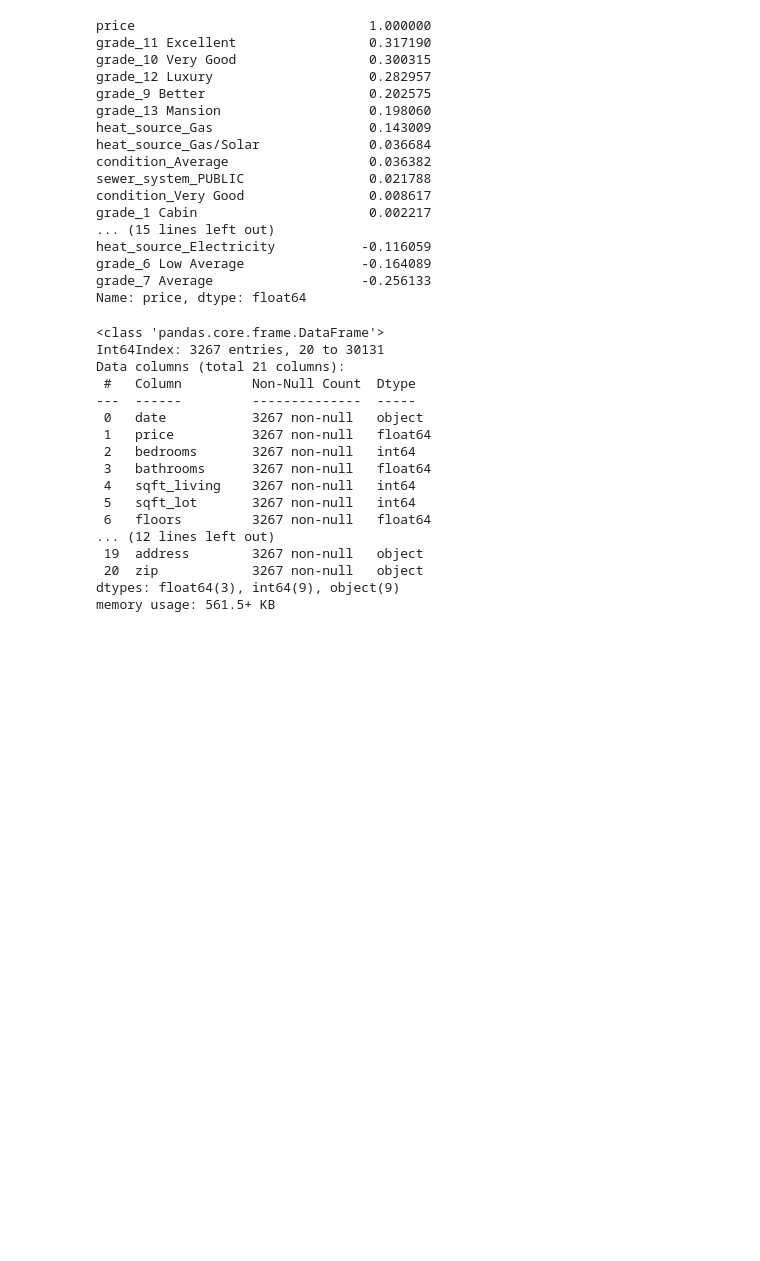
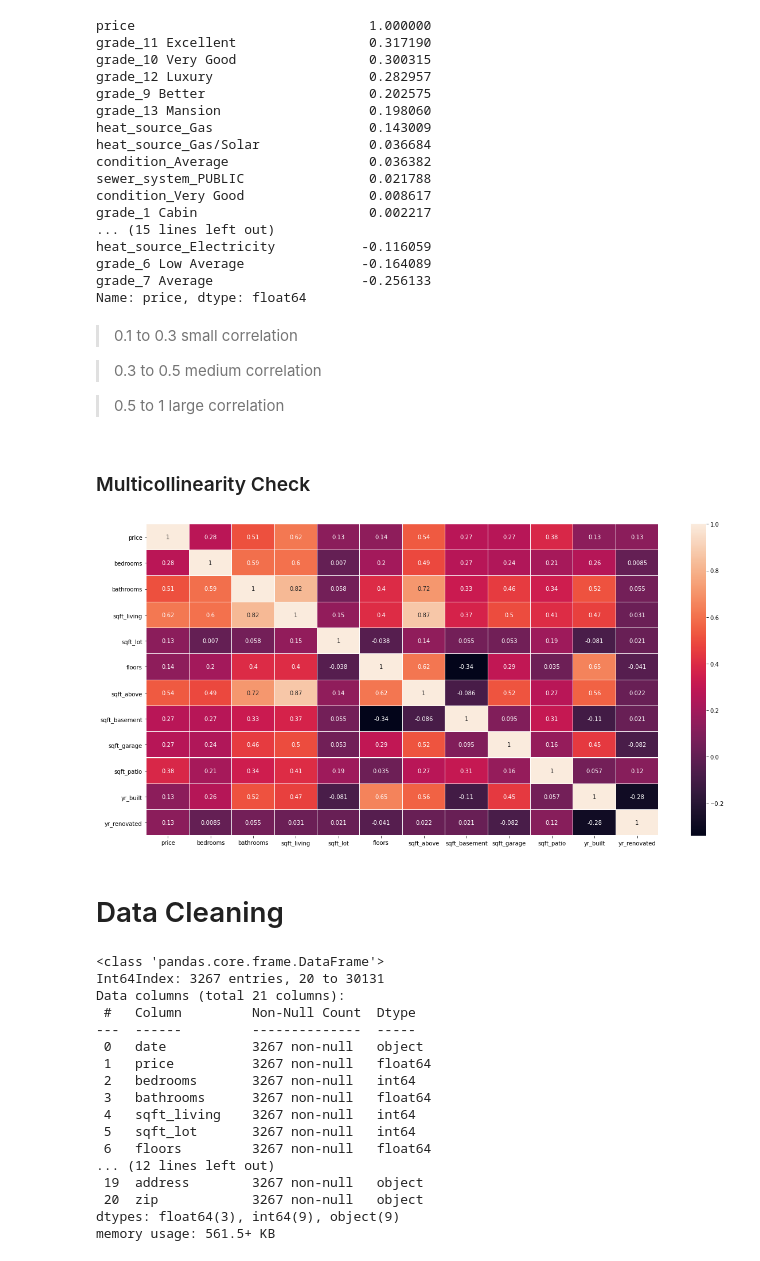
Before and after one commit to parkerdeshazo/Phase-2-Project, a Jupyter notebook: Working Notebook.ipynb, the cells around one changed output. Drawn from its saved outputs; the diff is of its cells as text; code cells hidden in the pictures; blank space fills up the shorter version.

Commit message:
Checking for the first two assumptions of linear regression

```diff
--- a/Working Notebook.ipynb
+++ b/Working Notebook.ipynb
@@ -35,6 +37,21 @@ heat_source_Electricity           -0.116059
 grade_6 Low Average               -0.164089
 grade_7 Average                   -0.256133
 Name: price, dtype: float64
+# %% [markdown]
+> 0.1 to 0.3 small correlation
+
+> 0.3 to 0.5 medium correlation
+
+>0.5 to 1 large correlation
+# %% [markdown]
+### Multicollinearity Check
+# %%
+plt.figure(figsize = (20,10))
+ax = sns.heatmap(nice_houses.corr(), annot=True, linewidths=.1)
+# %% [output]
+[figure, added]
+# %% [markdown]
+# Data Cleaning
 # %%
 # Dropping houses with grade "5 Fair" and below
 
```
Also changed, not shown: parts of 4 cells of this notebook, 1 other file.
